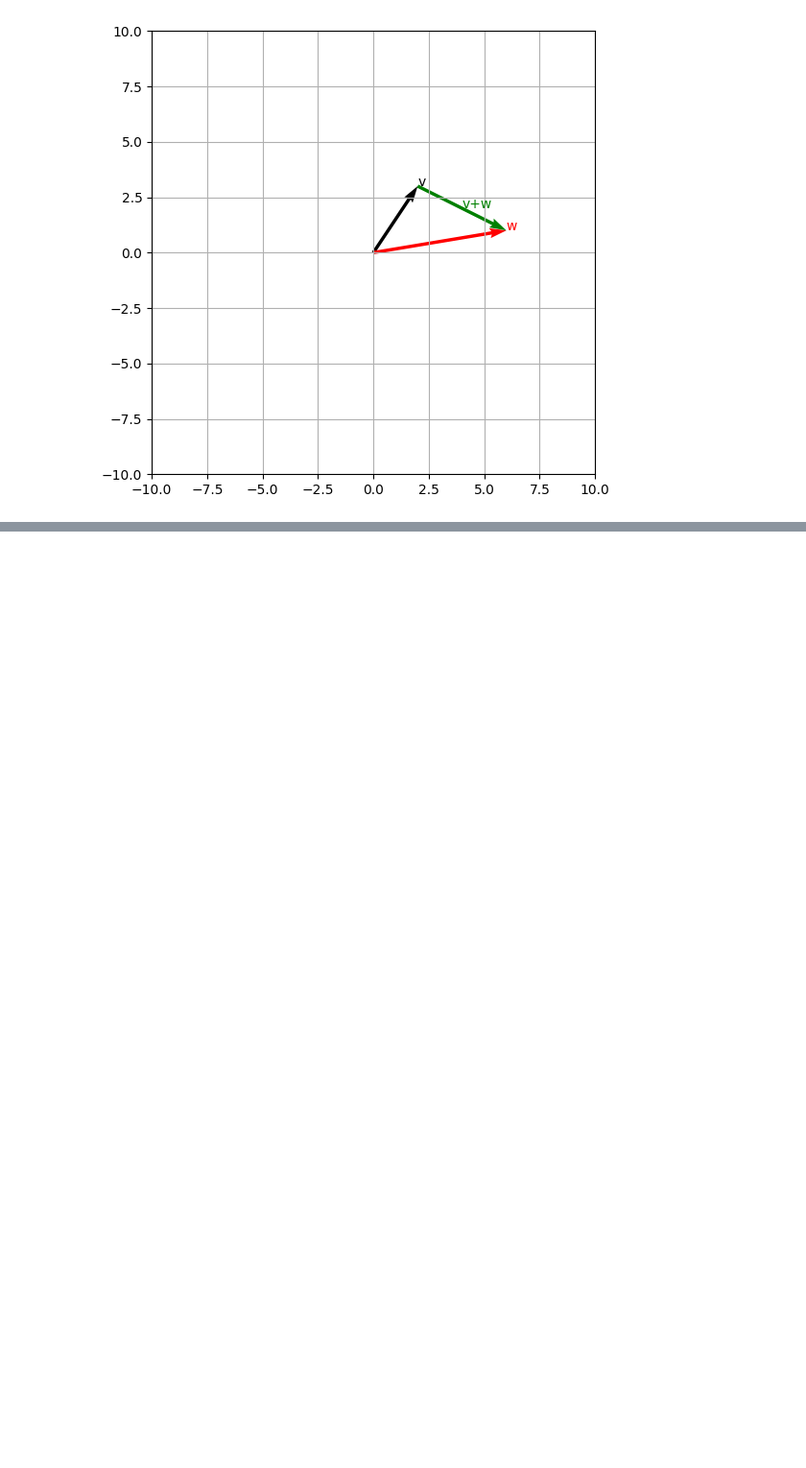
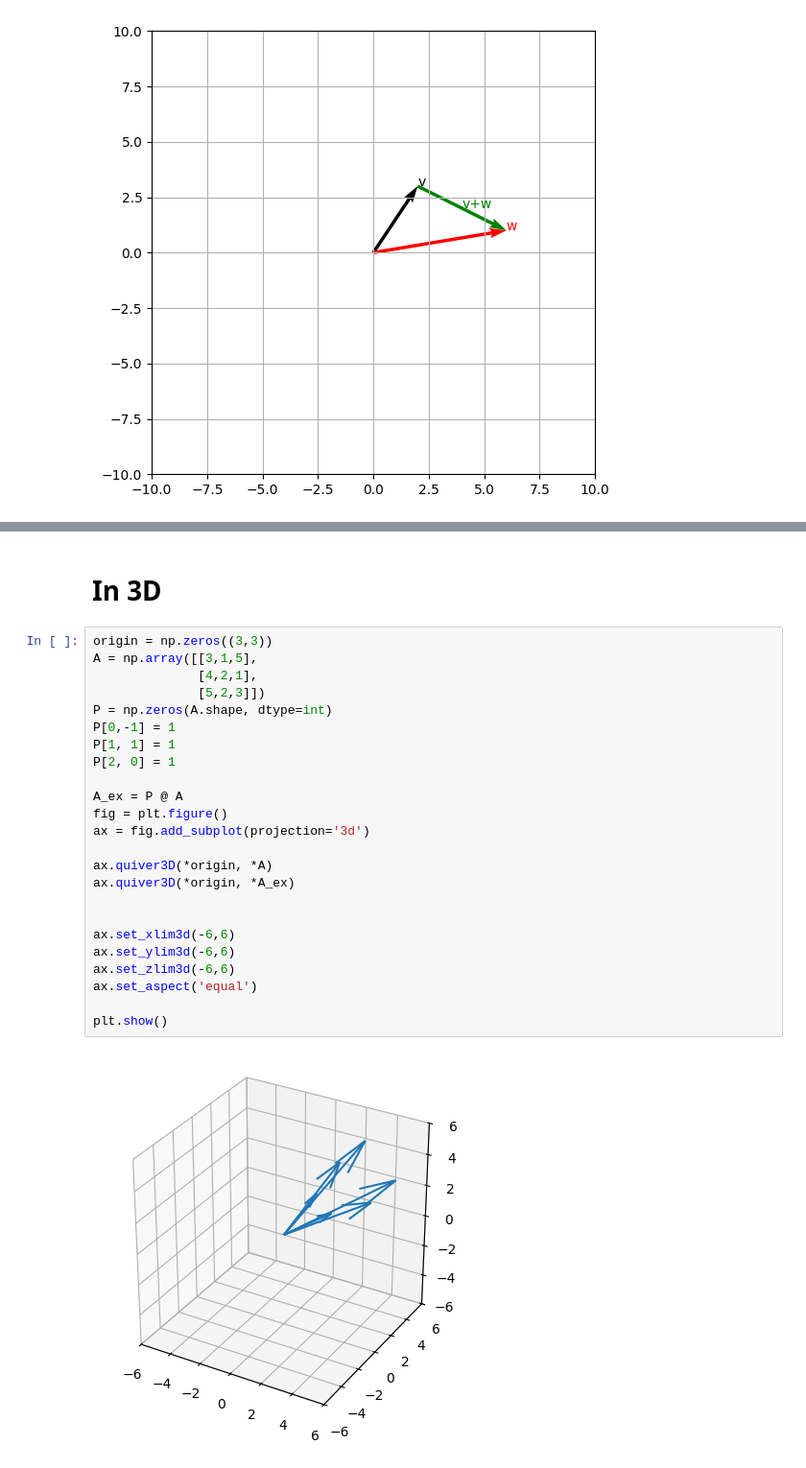
Before and after one commit to CoderAalok/Python_Libraries, a Jupyter notebook: Math for Machine Learning/vector_addition_scalar_multiplication.ipynb, the cells around one changed output, grey strips where cells are left out. Shown at 96% size. Saved outputs shown, nothing was run; the diff lists cells and outputs as text; blank space fills up the shorter version.

```diff
--- a/Math for Machine Learning/vector_addition_scalar_multiplication.ipynb
+++ b/Math for Machine Learning/vector_addition_scalar_multiplication.ipynb
@@ -75,0 +232,28 @@ plt.show()
+# %% [markdown]
+# In 3D
+# %%
+origin = np.zeros((3,3))
+A = np.array([[3,1,5],
+              [4,2,1],
+              [5,2,3]])
+P = np.zeros(A.shape, dtype=int)
+P[0,-1] = 1
+P[1, 1] = 1
+P[2, 0] = 1
+
+A_ex = P @ A
+fig = plt.figure()
+ax = fig.add_subplot(projection='3d')
+
+ax.quiver3D(*origin, *A)
+ax.quiver3D(*origin, *A_ex)
+
+
+ax.set_xlim3d(-6,6)
+ax.set_ylim3d(-6,6)
+ax.set_zlim3d(-6,6)
+ax.set_aspect('equal')
+
+plt.show()
+# %% [output]
+[figure, added]
```
Also changed, not shown: parts of 13 cells of this notebook.
